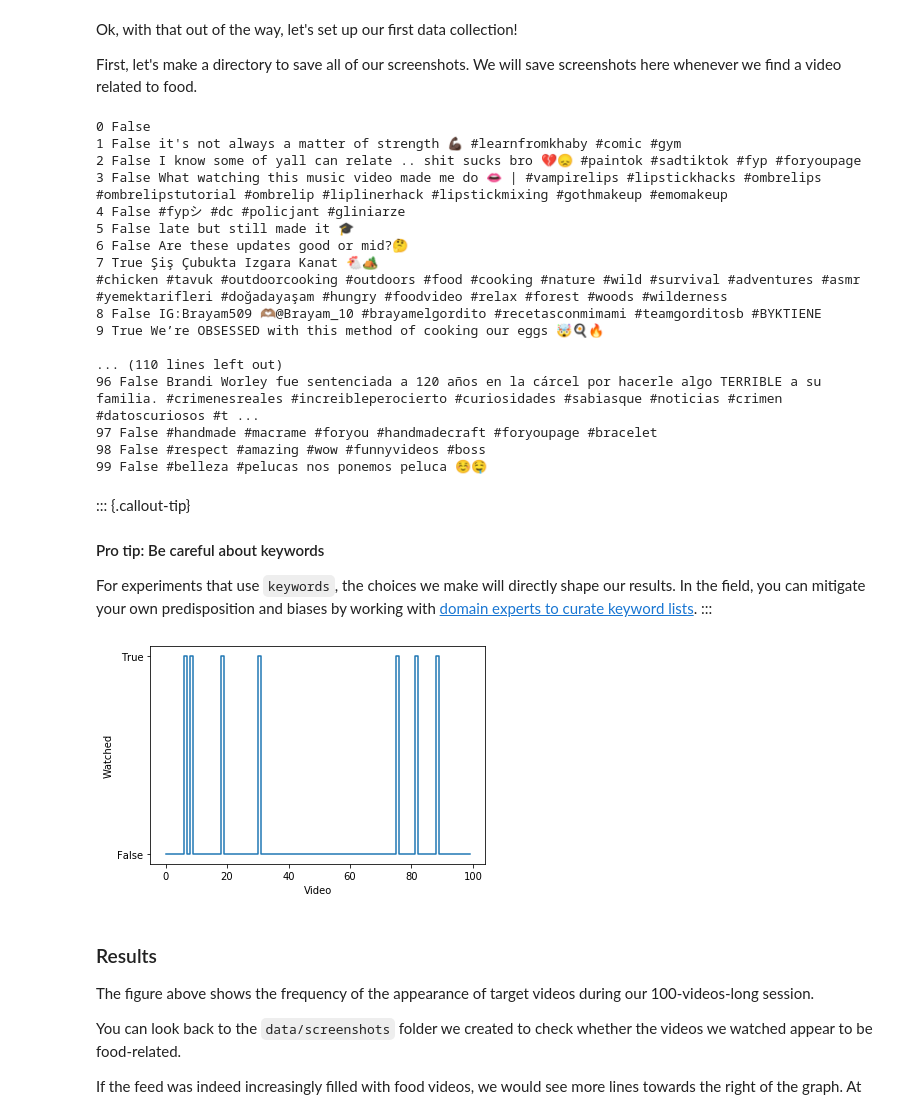
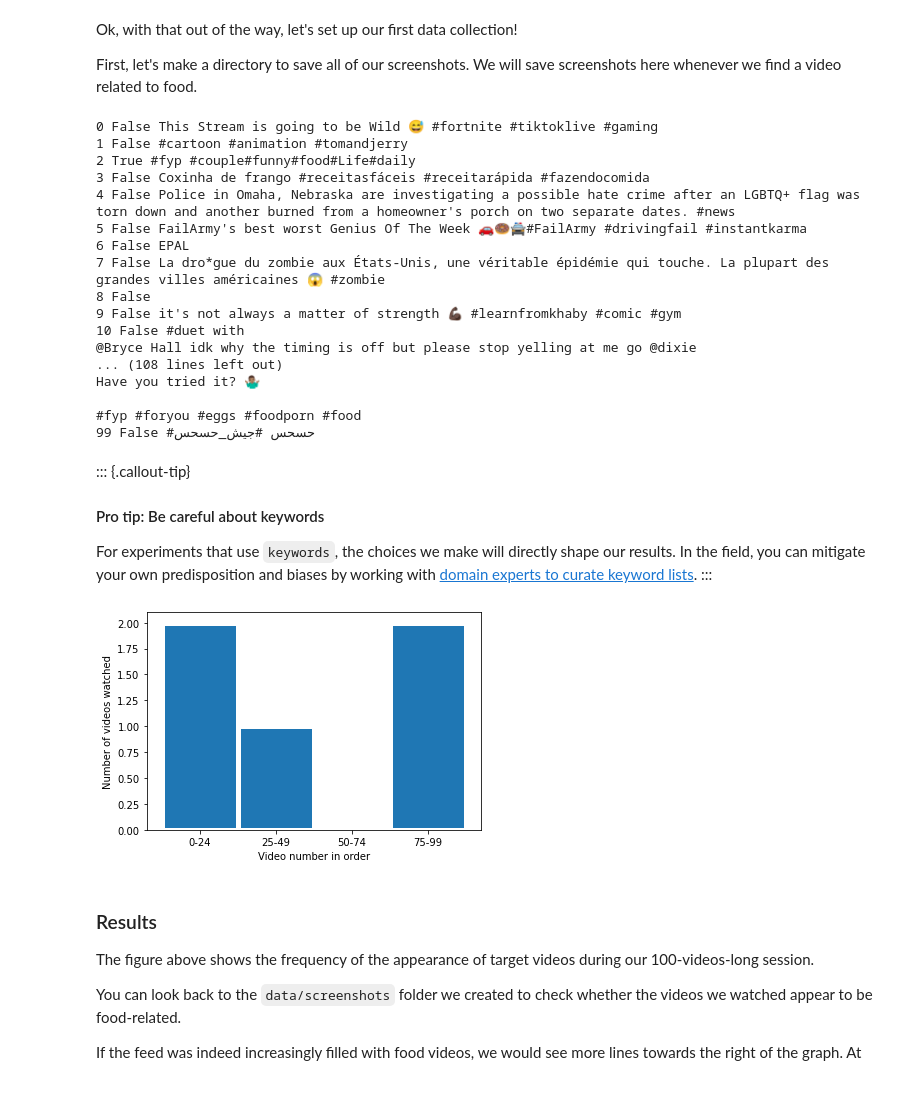
Before and after one commit to yinleon/inspect-element, a Jupyter notebook: browser_automation.ipynb, the cells around one changed output. Cells and saved outputs as stored; diff of their text form; code cells hidden in the pictures.

Commit message:
small bug fixes + a different figure

```diff
--- a/browser_automation.ipynb
+++ b/browser_automation.ipynb
@@ -417,6 +409,17 @@ After one hundred videos, we will see whether we are served videos from FoodTok
 So far we wrote code to open the browser, close the dialog, and find videos as separate cells in the notebook. We _could_ copy that code over here to use it, but it will be much easier to understand and maintain the code if we write clean, well-documented functions with descriptive names.
 :::
 # %%
+from selenium import webdriver
+from selenium.webdriver.common.by import By
+from selenium.webdriver.common.action_chains import ActionChains
+from selenium.webdriver.common.keys import Keys
+from selenium.webdriver.support.ui import WebDriverWait
+from selenium.webdriver.support import expected_conditions as EC
+
+import chromedriver_binary
+
+
+
 def open_browser():
     """
     Opens a new automated browser window with all tell-tales of automated browser disabled
@@ -435,8 +438,14 @@ def open_browser():
 
 def close_login_dialog(driver):
     """
-    Finds and closes the login dialog
+    Waits for the login dialog to appear, then closes it
     """
+
+    # rather than trying to click a button that might have not loaded yet, we will
+    # wait for it to actually appear first
+    wait = WebDriverWait(driver, 20)
+    wait.until(EC.visibility_of_element_located((By.CSS_SELECTOR, '[data-e2e="modal-close-inner-button"]')))
+
     close_button = driver.find_element(By.CSS_SELECTOR, '[data-e2e="modal-close-inner-button"]')
     if close_button:
         close_button.click()
@@ -463,7 +472,8 @@ def get_description(video):
     try:
         description = video.find_element(By.CSS_SELECTOR, '[data-e2e="video-desc"]').text
     except:
-        description = ''
+        # if the description is missing, just get any text from the video
+        description = video.text
     return description
 
 def get_current(videos):
@@ -511,7 +521,7 @@ os.makedirs('data/screenshots/', exist_ok=True)
 import time
 
 # if the description has any one these words, we will watch the video
-keywords = ['food', 'dish', 'cook', 'pizza', 'recipe', 'mukbang', 'dinner', 'foodie']
+keywords = ['food', 'dish', 'cook', 'pizza', 'recipe', 'mukbang', 'dinner', 'foodie', 'restaurant']
 
 # this is where will we store decisions we take
 decisions = []
@@ -543,7 +553,7 @@ for tiktok_index in range(0, 100):
 
     if contains_keyword:
         # we have a video of interest, let's take a screenshot
-        screenshot(current_video, f"'data/screenshots/screenshot_{tiktok_index:05}.png")
+        screenshot(current_video, f"data/screenshots/screenshot_{tiktok_index:05}.png")
         # and now watch it for 30 seconds
         time.sleep(30)
 
@@ -553,23 +563,23 @@ for tiktok_index in range(0, 100):
 
 driver.close()
 # %% [output]
-0 False
-1 False it's not always a matter of strength 💪🏿 #learnfromkhaby #comic #gym
-2 False I know some of yall can relate .. shit sucks bro 💔😞 #paintok #sadtiktok #fyp #foryoupage
-3 False What watching this music video made me do 👄 | #vampirelips #lipstickhacks #ombrelips #ombrelipstutorial #ombrelip #liplinerhack #lipstickmixing #gothmakeup #emomakeup
-4 False #fypシ #dc #policjant #gliniarze
-5 False late but still made it 🎓
-6 False Are these updates good or mid?🤔
-7 True Şiş Çubukta Izgara Kanat 🐔🏕
-#chicken #tavuk #outdoorcooking #outdoors #food #cooking #nature #wild #survival #adventures #asmr #yemektarifleri #doğadayaşam #hungry #foodvideo #relax #forest #woods #wilderness
-8 False IG:Brayam509 🫶🏽@Brayam_10 #brayamelgordito #recetasconmimami #teamgorditosb #BYKTIENE
-9 True We’re OBSESSED with this method of cooking our eggs 🤯🍳🔥
+0 False This Stream is going to be Wild 😅 #fortnite #tiktoklive #gaming
+1 False #cartoon #animation #tomandjerry
+2 True #fyp #couple#funny#food#Life#daily
+3 False Coxinha de frango #receitasfáceis #receitarápida #fazendocomida
+4 False Police in Omaha, Nebraska are investigating a possible hate crime after an LGBTQ+ flag was torn down and another burned from a homeowner's porch on two separate dates. #news
+5 False FailArmy's best worst Genius Of The Week 🚗🍩🚔#FailArmy #drivingfail #instantkarma
+6 False EPAL
+7 False La dro*gue du zombie aux États-Unis, une véritable épidémie qui touche. La plupart des grandes villes américaines 😱 #zombie
+8 False
+9 False it's not always a matter of strength 💪🏿 #learnfromkhaby #comic #gym
+10 False #duet with
+@Bryce Hall idk why the timing is off but please stop yelling at me go @dixie
+... (108 lines left out)
+Have you tried it? 🤷🏽‍♂️
 
-... (110 lines left out)
-96 False Brandi Worley fue sentenciada a 120 años en la cárcel por hacerle algo TERRIBLE a su familia. #crimenesreales #increibleperocierto #curiosidades #sabiasque #noticias #crimen #datoscuriosos #t ...
-97 False #handmade #macrame #foryou #handmadecraft #foryoupage #bracelet
-98 False #respect #amazing #wow #funnyvideos #boss
-99 False #belleza #pelucas nos ponemos peluca ☺️🤤
+#fyp #foryou #eggs #foodporn #food
+99 False #حسحس #جيش_حسحس
 # %% [markdown]
 ::: {.callout-tip}
 #### Pro tip: Be careful about keywords
@@ -578,12 +588,14 @@ For experiments that use `keywords`, the choices we make will directly shape our
 # %%
 import matplotlib.pyplot as plt
 # %%
-plt.plot(decisions, ds='steps')
-plt.xlabel('Video Number')
-plt.ylabel('Watched')
-plt.yticks([0, 1], ['False', 'True']);
+plt.hist([idx for idx, decision in enumerate(decisions) if decision==True],
+         bins=[0, 25, 50, 75, 100], ec='white', linewidth=5)
+plt.xticks([12.5, 37.5, 62.5, 87.5], ['0-24', '25-49', '50-74', '75-99'])
+
+plt.xlabel('Video number in order')
+plt.ylabel('Number of videos watched');
 # %% [output]
-[figure, old version]
+[figure, new version]
 # %% [markdown]
 ### Results
 The figure above shows the frequency of the appearance of target videos during our 100-videos-long session.
```
Also changed, not shown: parts of 3 cells of this notebook.
